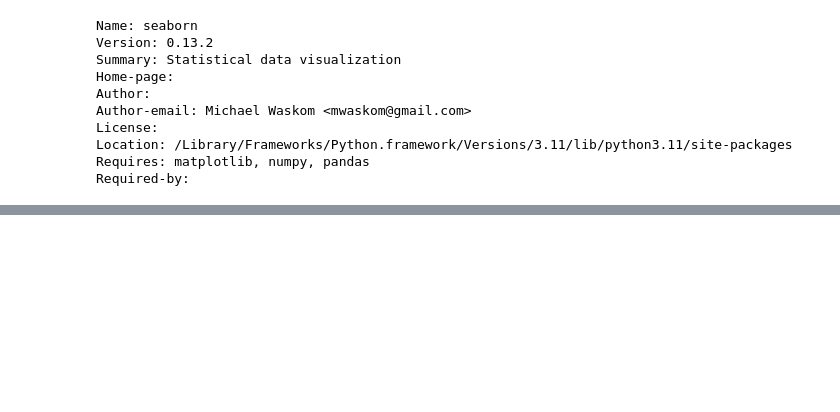
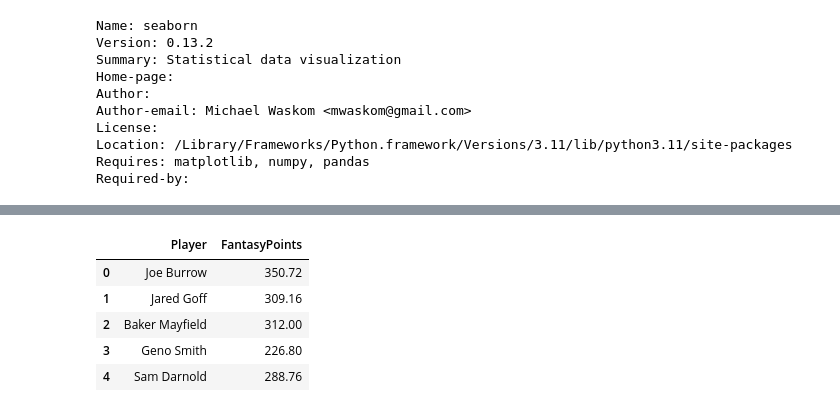
Before and after one commit to BeimnetA/nfl-performance-predictor, a Jupyter notebook: notebooks/exploration.ipynb, the cells around one changed output, grey strips where cells are left out. Cells and saved outputs as stored; diff of their text form; code cells hidden in the pictures; blank space fills up the shorter version.

Commit message:
added fantasy points to df

```diff
--- a/notebooks/exploration.ipynb
+++ b/notebooks/exploration.ipynb
@@ -186,0 +200,15 @@ import matplotlib.pyplot as plt
+# %%
+df["FantasyPoints"] = (
+    df["Yds"] * 0.04 +
+    df["TD"] * 4 +
+    df["Int"] * -2
+)
+
+df[["Player", "FantasyPoints"]].head(5)
+# %% [output]
+|  | Player | FantasyPoints |
+| 0 | Joe Burrow | 350.72 |
+| 1 | Jared Goff | 309.16 |
+| 2 | Baker Mayfield | 312.00 |
+| 3 | Geno Smith | 226.80 |
+| 4 | Sam Darnold | 288.76 |
```
Also changed, not shown: parts of 4 cells of this notebook, 1 other file.
